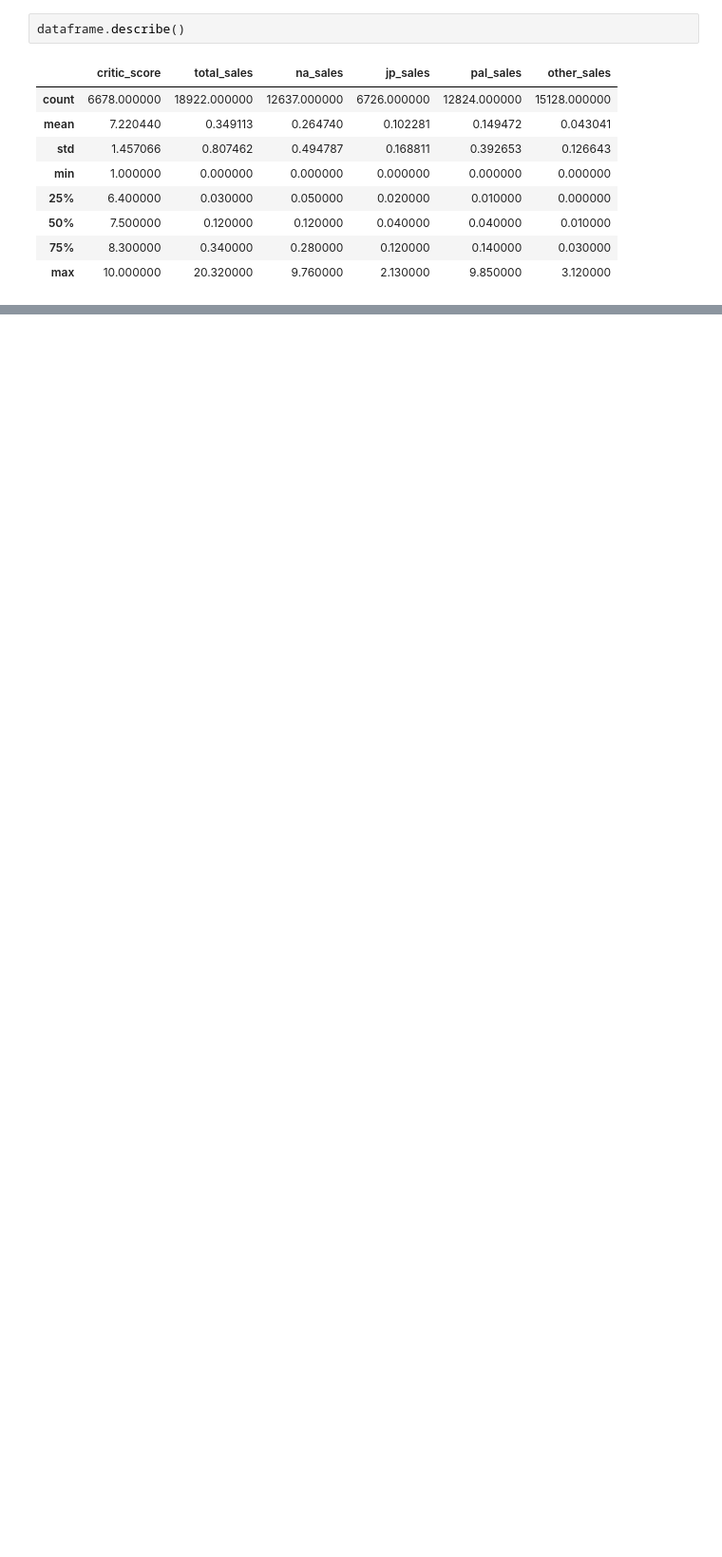
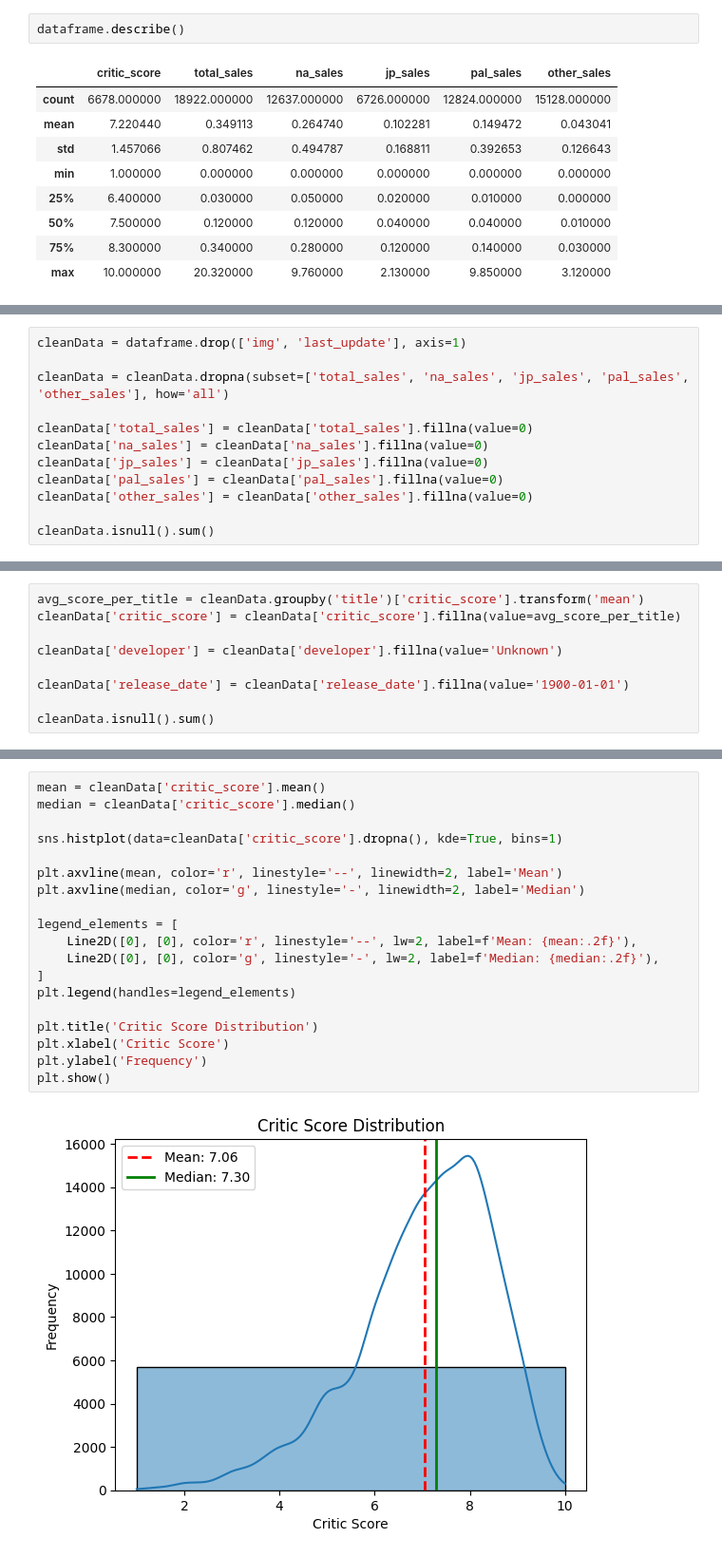
Before and after one commit to pelle112112/OLA1, a Jupyter notebook: Code/task1.ipynb, the cells around one changed output, grey strips where cells are left out. Shown at 95% size. Saved outputs shown, nothing was run; the diff lists cells and outputs as text; blank space fills up the shorter version.

```diff
--- a/Code/task1.ipynb
+++ b/Code/task1.ipynb
@@ -70,0 +114,12 @@ It is also interesting that the title show the same game can have multiple entri
+# %%
+cleanData = dataframe.drop(['img', 'last_update'], axis=1)
+
+cleanData = cleanData.dropna(subset=['total_sales', 'na_sales', 'jp_sales', 'pal_sales', 'other_sales'], how='all')
+
+cleanData['total_sales'] = cleanData['total_sales'].fillna(value=0)
+cleanData['na_sales'] = cleanData['na_sales'].fillna(value=0)
+cleanData['jp_sales'] = cleanData['jp_sales'].fillna(value=0)
+cleanData['pal_sales'] = cleanData['pal_sales'].fillna(value=0)
+cleanData['other_sales'] = cleanData['other_sales'].fillna(value=0)
+
+cleanData.isnull().sum()
@@ -70,0 +150,9 @@ It is also interesting that the title show the same game can have multiple entri
+# %%
+avg_score_per_title = cleanData.groupby('title')['critic_score'].transform('mean')
+cleanData['critic_score'] = cleanData['critic_score'].fillna(value=avg_score_per_title)
+
+cleanData['developer'] = cleanData['developer'].fillna(value='Unknown')
+
+cleanData['release_date'] = cleanData['release_date'].fillna(value='1900-01-01')
+
+cleanData.isnull().sum()
@@ -70,0 +175,21 @@ It is also interesting that the title show the same game can have multiple entri
+# %%
+mean = cleanData['critic_score'].mean()
+median = cleanData['critic_score'].median()
+
+sns.histplot(data=cleanData['critic_score'].dropna(), kde=True, bins=1)
+
+plt.axvline(mean, color='r', linestyle='--', linewidth=2, label='Mean')
+plt.axvline(median, color='g', linestyle='-', linewidth=2, label='Median')
+
+legend_elements = [
+    Line2D([0], [0], color='r', linestyle='--', lw=2, label=f'Mean: {mean:.2f}'),
+    Line2D([0], [0], color='g', linestyle='-', lw=2, label=f'Median: {median:.2f}'),
+]
+plt.legend(handles=legend_elements)
+
+plt.title('Critic Score Distribution')
+plt.xlabel('Critic Score')
+plt.ylabel('Frequency')
+plt.show()
+# %% [output]
+[figure, added]
```
Also changed, not shown: parts of 17 cells of this notebook.
